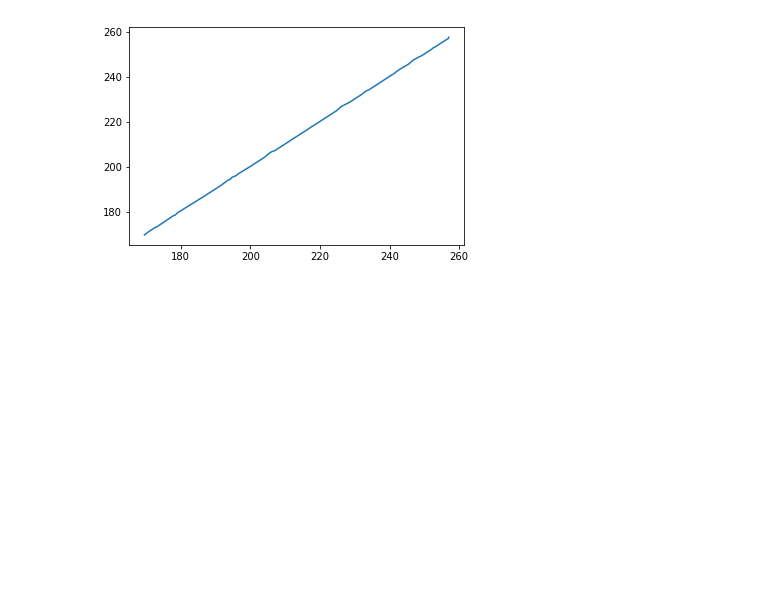
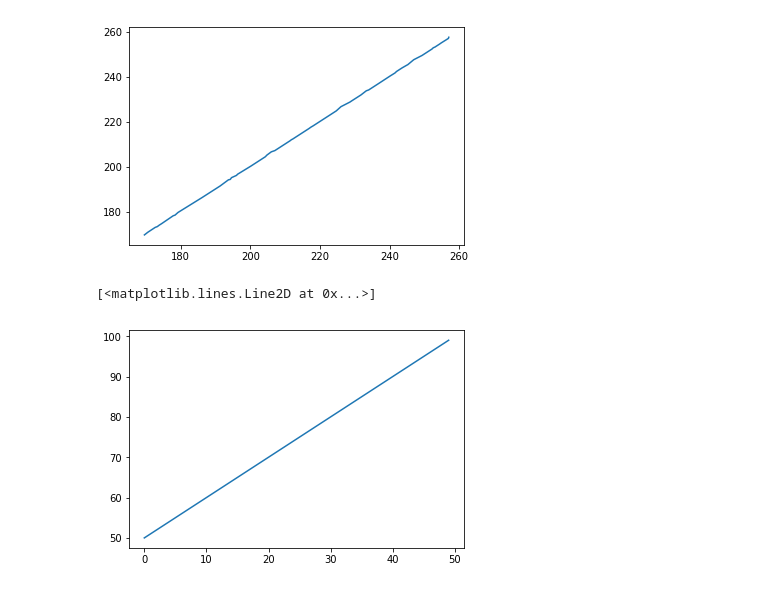
Before and after one commit to mscoggs/flare_cycles, a Jupyter notebook: testbed.ipynb, the cells around one changed output. Cells and saved outputs as stored; diff of their text form; code cells hidden in the pictures; blank space fills up the shorter version.

```diff
--- a/testbed.ipynb
+++ b/testbed.ipynb
@@ -41,3 +37,9 @@ plt.plot(df['t_start'], df['t_stop'])
 # %% [output]
 [<matplotlib.lines.Line2D at 0x...>]
 [figure]
+# %%
+x = np.arange(50, 100, 1)
+plt.plot(x)
+# %% [output]
+[<matplotlib.lines.Line2D at 0x...>]
+[figure, added]
```
Also changed, not shown: parts of 11 cells of this notebook.
